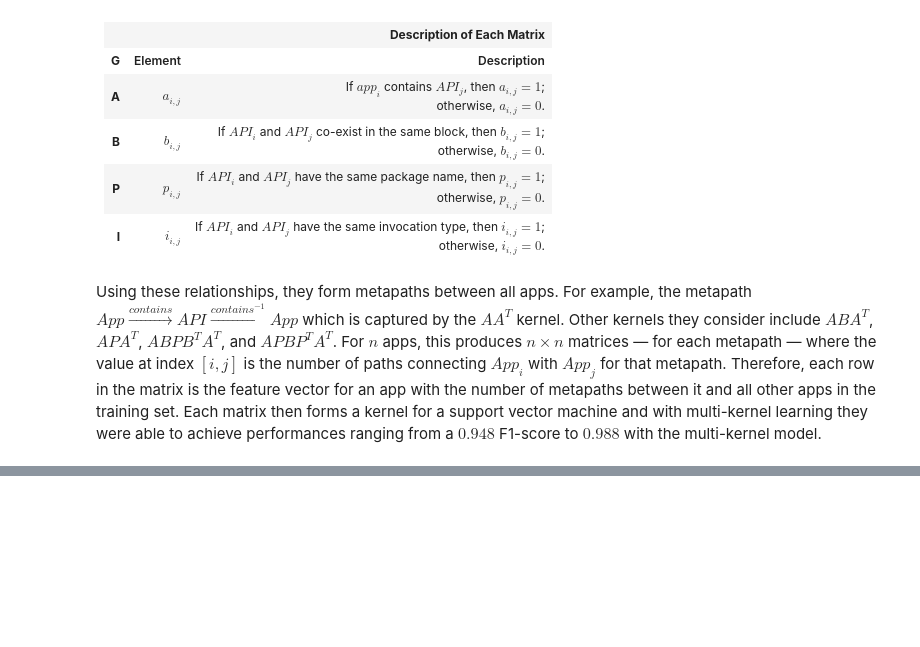
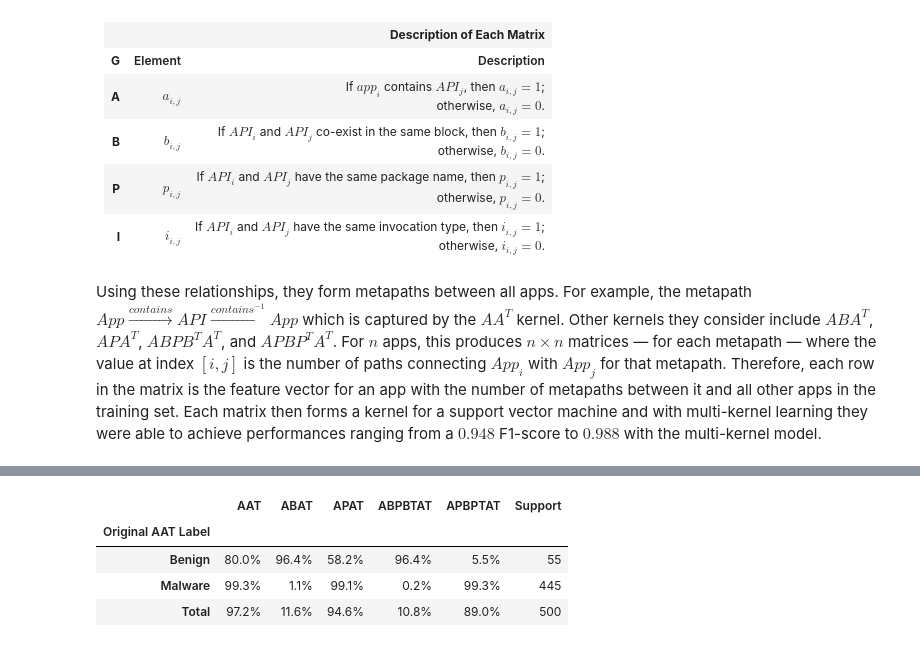
Before and after one commit to rcgonzalez9061/m2v-adversarial-hindroid, a Jupyter notebook: reports/Report.ipynb, the cells around one changed output, grey strips where cells are left out. Cells and saved outputs as stored; diff of their text form; code cells hidden in the pictures; blank space fills up the shorter version.

Commit message:
Add attack, finalize report

```diff
--- a/reports/Report.ipynb
+++ b/reports/Report.ipynb
@@ -197,0 +206,14 @@ number of APIs each app contained.
+# %%
+pd.read_csv('assets/attack_success.csv', index_col=0).style.format({
+    'AAT': '{0:.1%}',
+    'ABAT': '{0:.1%}',
+    'APAT': '{0:.1%}',
+    'ABPBTAT': '{0:.1%}',
+    'APBPTAT': '{0:.1%}'
+})
+# %% [output]
+|  | AAT | ABAT | APAT | ABPBTAT | APBPTAT | Support |
+| Original AAT Label |  |  |  |  |  |  |
+| Benign | 80.0% | 96.4% | 58.2% | 96.4% | 5.5% | 55 |
+| Malware | 99.3% | 1.1% | 99.1% | 0.2% | 99.3% | 445 |
+| Total | 97.2% | 11.6% | 94.6% | 10.8% | 89.0% | 500 |
```
Also changed, not shown: parts of 20 cells of this notebook, 35 other files.
